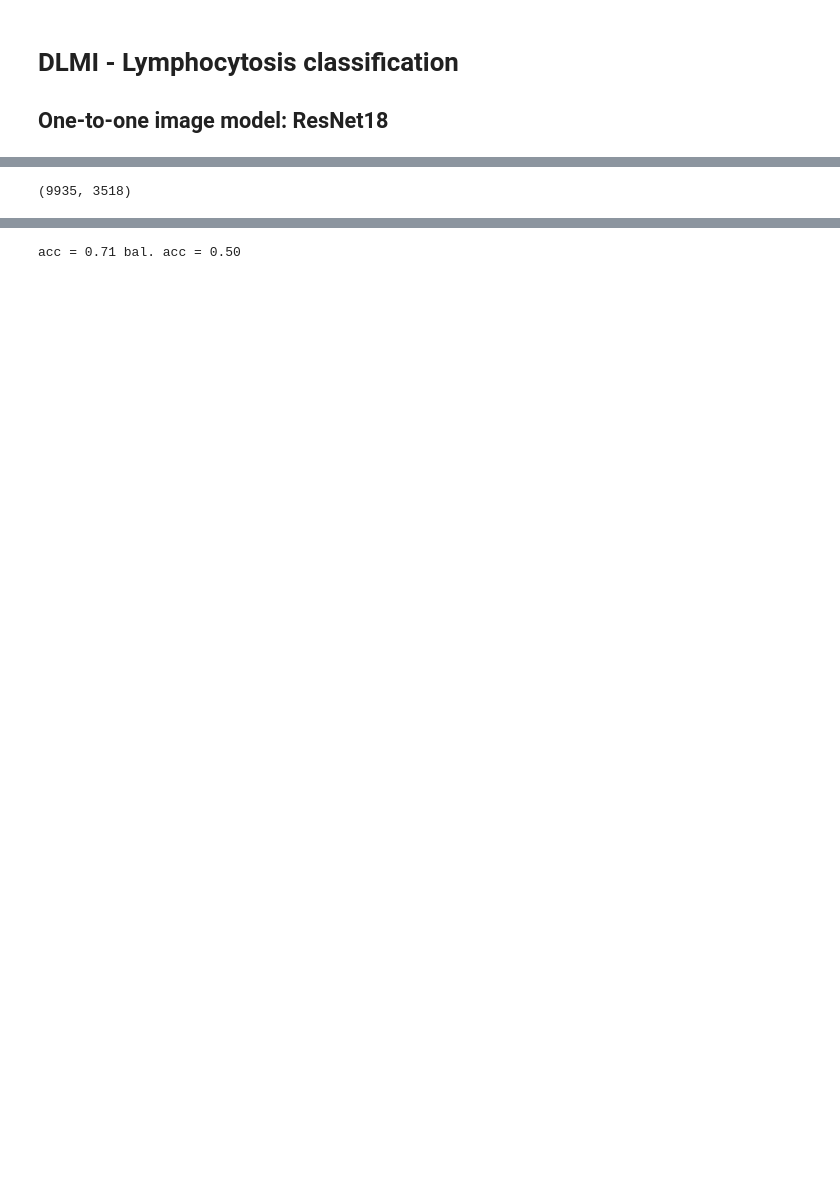
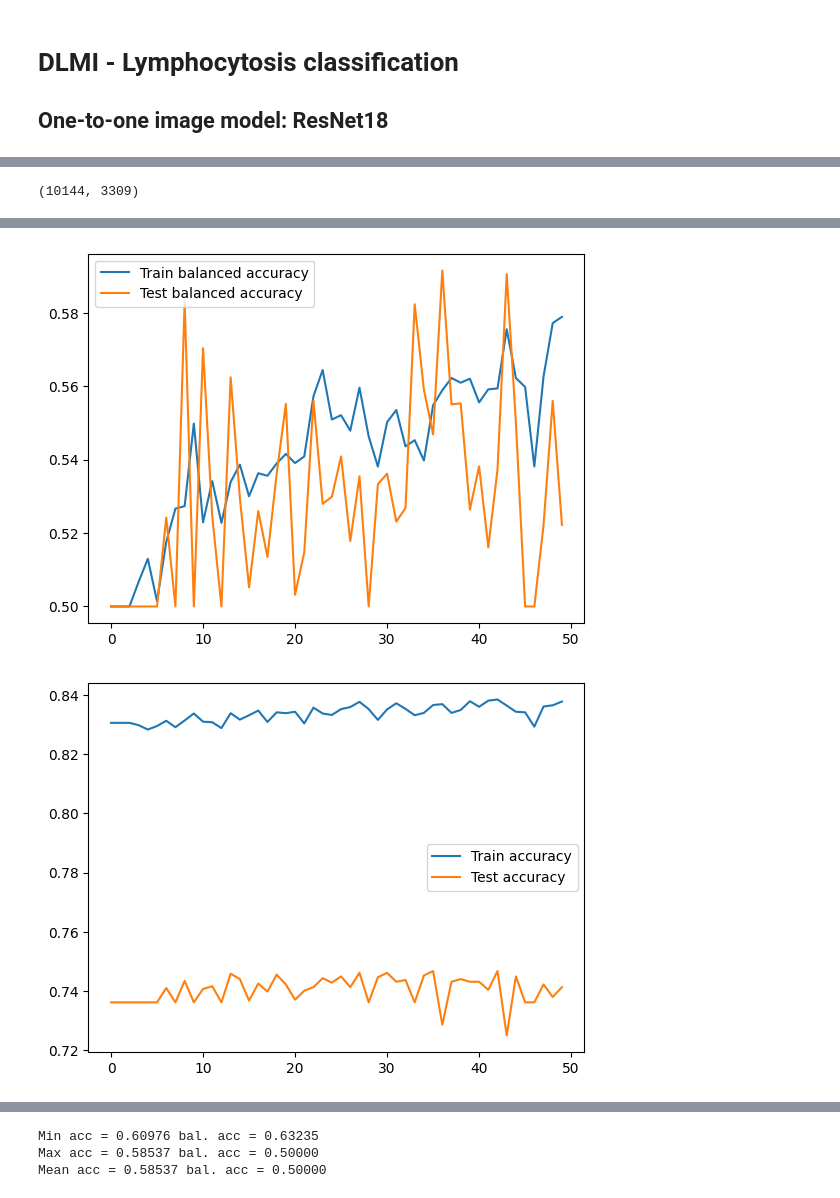
Before and after one commit to JuniorTonga/mva-dlmi-lymphocytosis-classification-project, a Jupyter notebook: src/one_to_one/RESNET18.ipynb, the cells around one changed output, grey strips where cells are left out. Drawn from its saved outputs; the diff is of its cells as text; code cells hidden in the pictures; blank space fills up the shorter version.

Commit message:
One to one image models

```diff
--- a/src/one_to_one/RESNET18.ipynb
+++ b/src/one_to_one/RESNET18.ipynb
@@ -21,6 +20,6 @@ cpu
 # %%
 data_dir = "../../data/dlmi-lymphocytosis-classification/"
-data_dir = "/kaggle/input/dlmi-lymphocytosis/dlmi-lymphocytosis-classification/"
+#data_dir = "/kaggle/input/dlmi-lymphocytosis/dlmi-lymphocytosis-classification/"
 train_dir = data_dir + "trainset/"
 test_dir = data_dir + "testset/"
 # %%
@@ -40,7 +39,7 @@ X_train, y_train = assign_labels(train_images, labels_dict)
 X_val, y_val = assign_labels(val_images, labels_dict)
 len(X_train), len(X_val)
 # %% [output]
-(9935, 3518)
+(10144, 3309)
 # %%
 transform_function = lambda x: x.reshape(3, x.shape[0], x.shape[1])
 # %%
@@ -71,7 +70,8 @@ class Classifier(nn.Module):
         x = self.head(x)
         return x
 # %%
-image_encoder = Resnet18Encoder()
+image_encoder = Resnet18Encoder().to(device)
+image_encoder.eval()
 model = Classifier(d_model=512).to(device)
 lr = 1e-2
 optimizer = torch.optim.Adam(model.parameters(), lr=lr)
@@ -82,3 +82,4 @@ trainer(
     model, image_encoder, optimizer, loss_fn, train_dataloader, test_dataloader, n_epochs,
     device=device, verbose=True, verbose_every=1, plot=True
 )
+# %% [output]
@@ -84,0 +103,2 @@ trainer(
+[figure, added]
+[figure, added]
@@ -99,12 +120,14 @@ y_pred_mean = predict_all(
 # %%
 acc = metrics.accuracy_score(y_true_val, y_pred_min)
 balanced_acc = metrics.balanced_accuracy_score(y_true_val, y_pred_min)
-print(f"Min acc = {acc:.2f} bal. acc = {balanced_acc:.2f}")
+print(f"Min acc = {acc:.5f} bal. acc = {balanced_acc:.5f}")
 acc = metrics.accuracy_score(y_true_val, y_pred_max)
 balanced_acc = metrics.balanced_accuracy_score(y_true_val, y_pred_max)
-print(f"Max acc = {acc:.2f} bal. acc = {balanced_acc:.2f}")
+print(f"Max acc = {acc:.5f} bal. acc = {balanced_acc:.5f}")
 acc = metrics.accuracy_score(y_true_val, y_pred_mean)
 balanced_acc = metrics.balanced_accuracy_score(y_true_val, y_pred_mean)
-print(f"Mean acc = {acc:.2f} bal. acc = {balanced_acc:.2f}")
+print(f"Mean acc = {acc:.5f} bal. acc = {balanced_acc:.5f}")
 # %% [output]
-acc = 0.71 bal. acc = 0.50
+Min acc = 0.60976 bal. acc = 0.63235
+Max acc = 0.58537 bal. acc = 0.50000
+Mean acc = 0.58537 bal. acc = 0.50000
```
Also changed, not shown: parts of 3 cells of this notebook, 9 other files.
